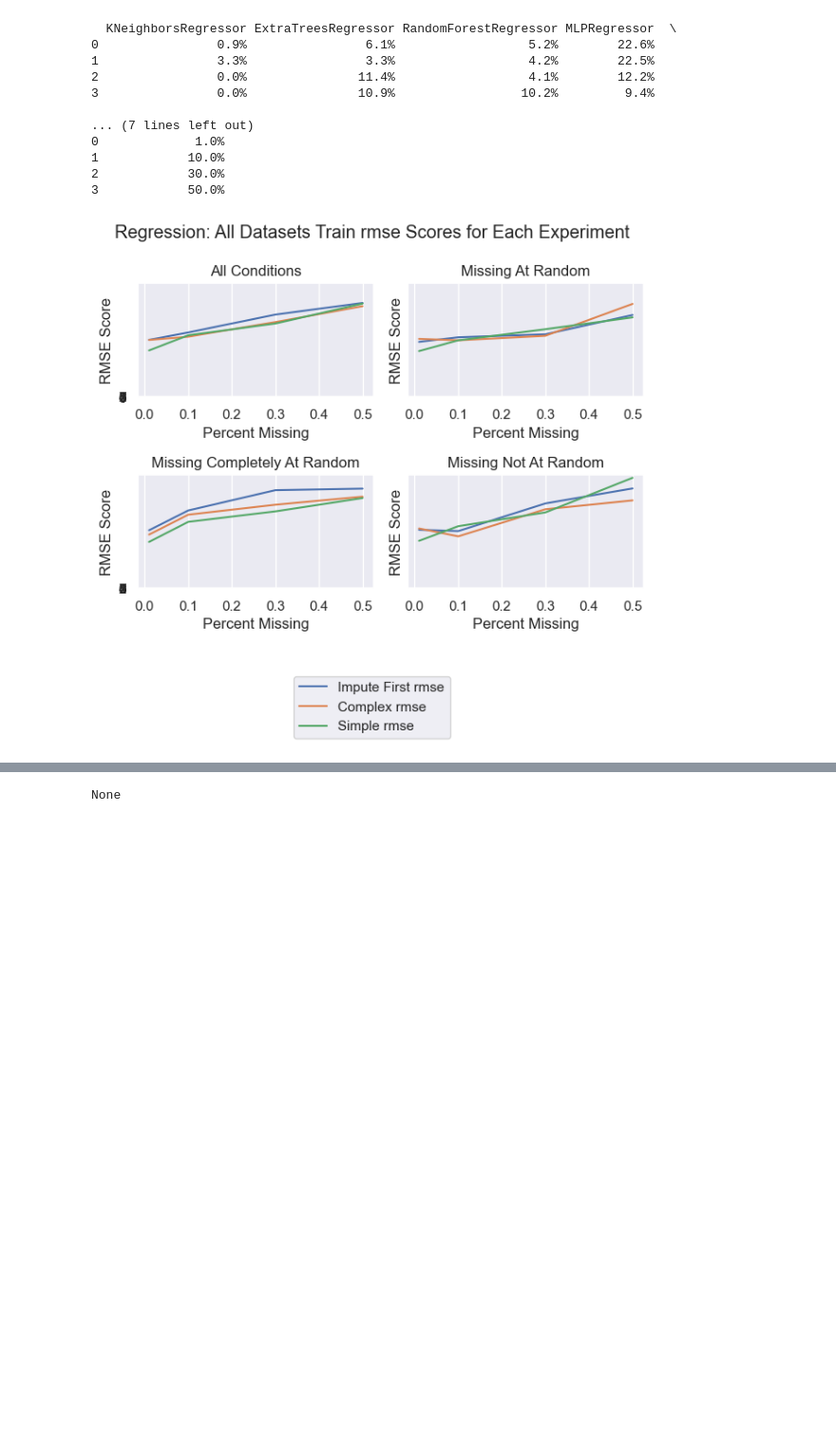
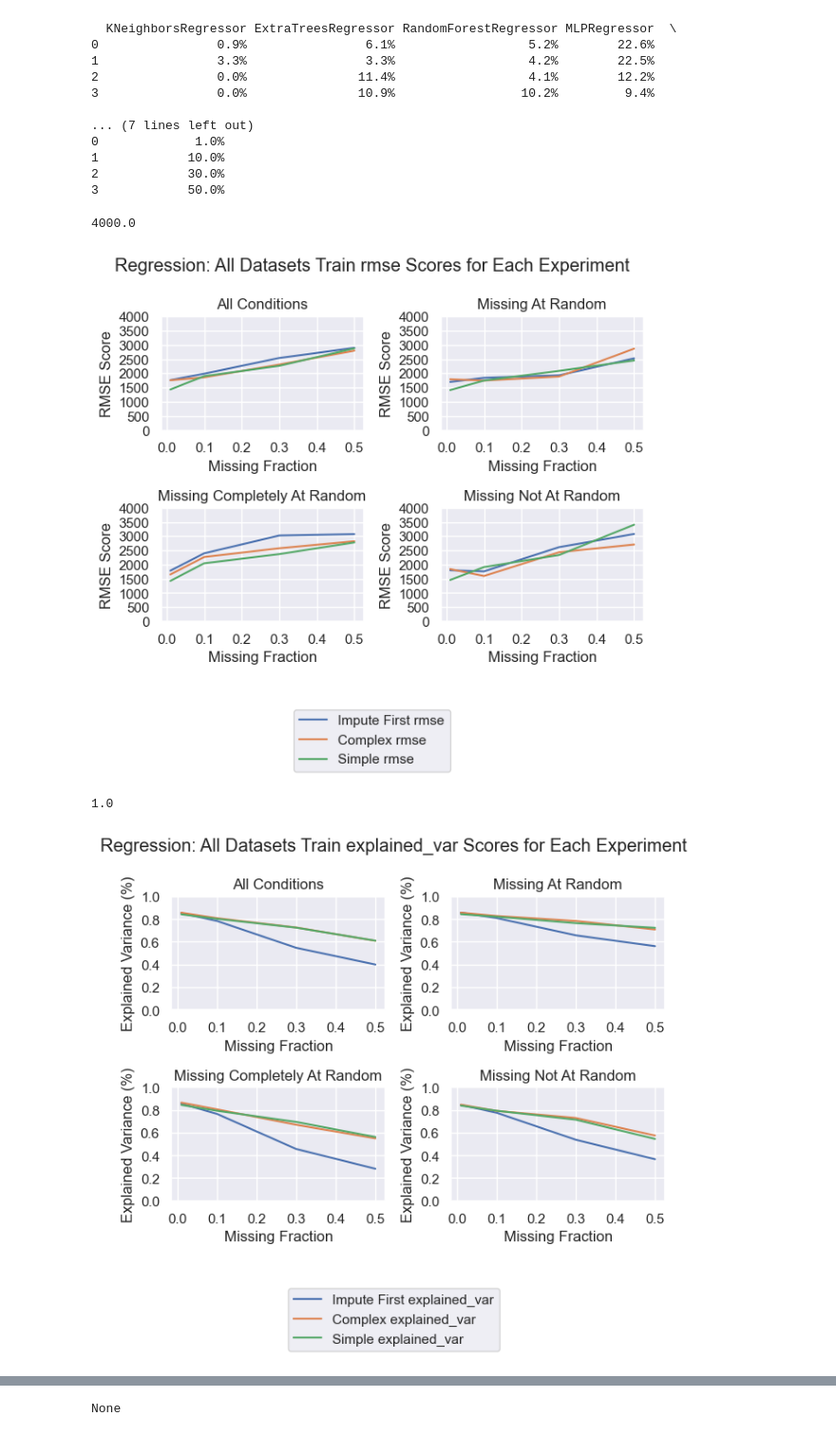
Before and after one commit to gketronDS/tpot2_addition, a Jupyter notebook: ImputerExperiments/Locally_run_code/Reg_analysis copy.ipynb, the cells around one changed output, grey strips where cells are left out. Shown at 95% size. Saved outputs shown, nothing was run; the diff lists cells and outputs as text; code cells hidden in the pictures; blank space fills up the shorter version.

Commit message:
Analysis Fixed

```diff
--- a/ImputerExperiments/Locally_run_code/Reg_analysis copy.ipynb
+++ b/ImputerExperiments/Locally_run_code/Reg_analysis copy.ipynb
@@ -378,7 +378,7 @@ def display_scores_over_options(df, test, score_type, savepath,
                     ylabel = 'Imputation Accurcy (RMSE)'
 
     xvals = [0.01, 0.1, 0.3, 0.5]
-    xlabel = 'Percent Missing'
+    xlabel = 'Missing Fraction'
     all_models = {}
     mar_models = {}
     mcar_models = {}
@@ -483,16 +483,20 @@ def display_scores_over_options(df, test, score_type, savepath,
         except:
             save = i
 
-    yaxes = np.arange(0, max(maxed)+0.5, 1)
-    yaxes = np.arange(0, 8+0.5, 1)
+    #yaxes = np.arange(0, max(maxed)+0.5, 1)
+    #yaxes = np.arange(0, 8+0.5, 1)
+    listedstuff = a[0][0].get_yticks()
+    print(max(listedstuff))
+    stepfxn = listedstuff[-1]-listedstuff[-2]
     a[0][0].set_title('All Conditions')
     a[0][0].set_xlabel(xlabel)
     a[0][0].set_ylabel(ylabel)
     a[0][0].set_xticks(np.arange(0, 0.6, 0.1))
+    yaxes = np.arange(0, max(listedstuff)+0.001, step=stepfxn)
     a[0][0].set_yticks(yaxes)
-
     a[0][1].set_title('Missing At Random')
     a[0][1].set_xlabel(xlabel)
+    a[0][1].yaxis.set_tick_params(labelleft=True)
     a[0][1].set_ylabel(ylabel)
     a[0][1].set_xticks(np.arange(0, 0.6, 0.1))
     a[0][1].set_yticks(yaxes)
@@ -503,16 +507,25 @@ def display_scores_over_options(df, test, score_type, savepath,
     a[1][0].set_yticks(yaxes)
     a[1][1].set_title('Missing Not At Random')
     a[1][1].set_xlabel(xlabel)
+    a[1][1].yaxis.set_tick_params(labelleft=True)
     a[1][1].set_ylabel(ylabel)
     a[1][1].set_xticks(np.arange(0, 0.6, 0.1))
     a[1][1].set_yticks(yaxes)
     fig.suptitle(name+': '+ str(dataset_list)+' '+test+' '+score_type+' Scores for Each Experiment')
     lgd = fig.legend(loc='upper center', bbox_to_anchor=(0.5, -0.05))
     fig.tight_layout()
-    fig.savefig(savepath + name+'_'+ str(dataset_list)+'_'+score_type+'.png', bbox_extra_artists=(lgd,), bbox_inches='tight')
+    fig.savefig(savepath + name+'_'+ str(dataset_list)+'_'+test+'_'+score_type+'.png', bbox_extra_artists=(lgd,), bbox_inches='tight')
     plt.show()
     return
 # %%
-display_scores_over_options(reg_data, test='Train', score_type='rmse', savepath='/Users/gabrielketron/tpot2_addimputers/tpot2/ImputerExperiments/data/r/Saved_Analysis')
+import warnings
+warnings.filterwarnings('ignore')
+
+for test in ['Train', 'Test']:
+    for score_type in ['rmse', 'explained_var', 'r2', 'training_duration', 'RMSEAcc']:
+        display_scores_over_options(reg_data, test=test, score_type=score_type, savepath='/Users/gabrielketron/tpot2_addimputers/tpot2/ImputerExperiments/data/r/Saved_Analysis/')
 # %% [output]
+4000.0
-[figure, old version]
+[figure, new version]
+1.0
+[figure, added]
```
Also changed, not shown: parts of 3 cells of this notebook, 18 other files.
